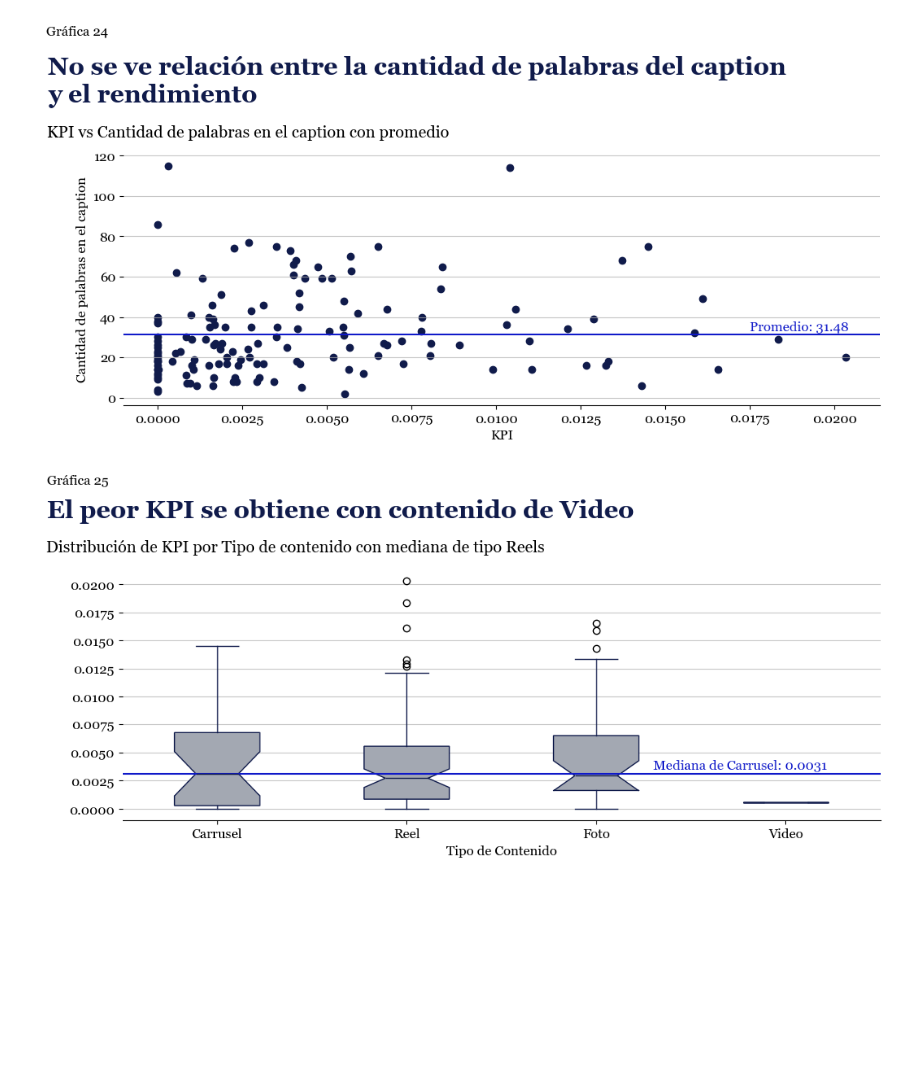
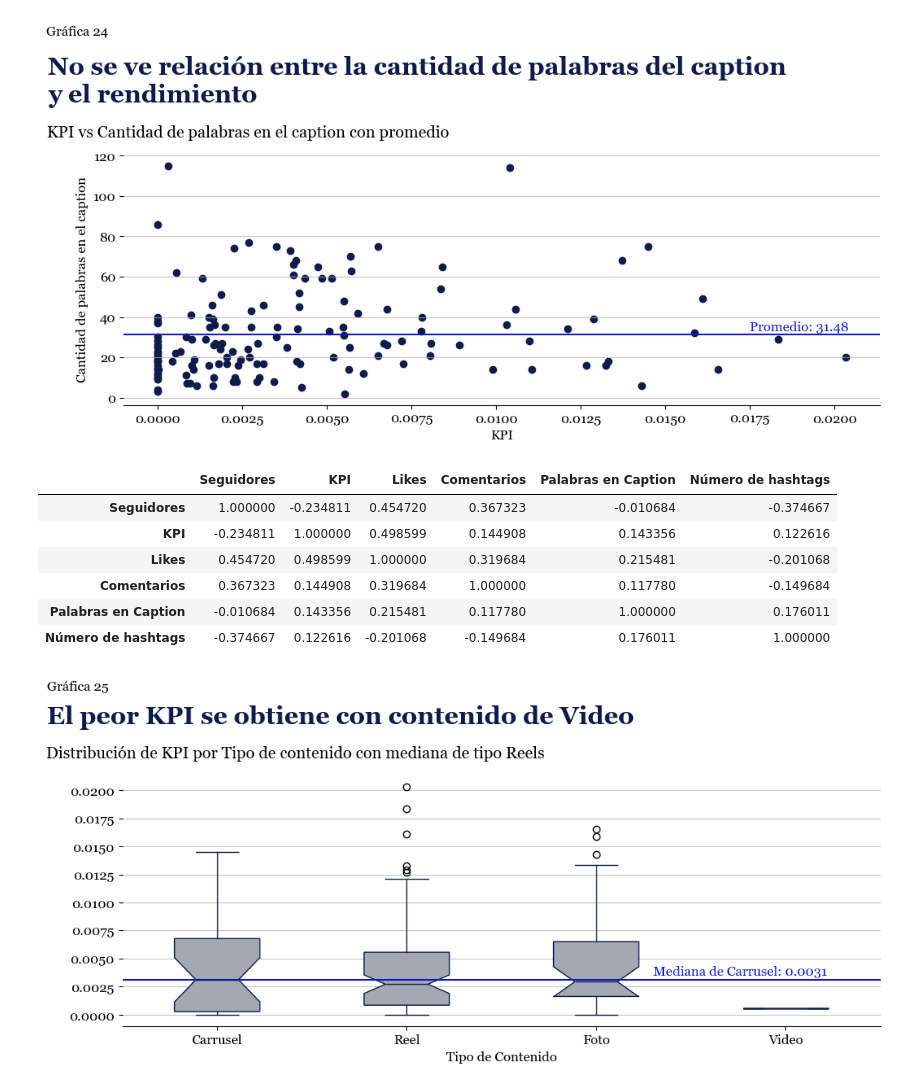
Before and after one commit to juanramosdataexpert/Norte-oInsights, a Jupyter notebook: Notebooks/analysis.ipynb, the cells around one changed output. Saved outputs shown, nothing was run; the diff lists cells and outputs as text; code cells hidden in the pictures; blank space fills up the shorter version.

```diff
--- a/Notebooks/analysis.ipynb
+++ b/Notebooks/analysis.ipynb
@@ -1103,6 +1099,17 @@ ax.spines[['top', 'right', 'left']].set_visible(False)
 plt.show()
 # %% [output]
 [figure]
+# %%
+# Encontrar la matriz de correlación
+referencias.corr(numeric_only=True)
+# %% [output]
+|  | Seguidores | KPI | Likes | Comentarios | Palabras en Caption | Número de hashtags |
+| Seguidores | 1.000000 | -0.234811 | 0.454720 | 0.367323 | -0.010684 | -0.374667 |
+| KPI | -0.234811 | 1.000000 | 0.498599 | 0.144908 | 0.143356 | 0.122616 |
+| Likes | 0.454720 | 0.498599 | 1.000000 | 0.319684 | 0.215481 | -0.201068 |
+| Comentarios | 0.367323 | 0.144908 | 0.319684 | 1.000000 | 0.117780 | -0.149684 |
+| Palabras en Caption | -0.010684 | 0.143356 | 0.215481 | 0.117780 | 1.000000 | 0.176011 |
+| Número de hashtags | -0.374667 | 0.122616 | -0.201068 | -0.149684 | 0.176011 | 1.000000 |
 # %%
 # Listar tipos de contenido y KPIs
 tipos_de_contenido = referencias['Tipo'].unique()
```
Also changed, not shown: parts of 8 cells of this notebook.
